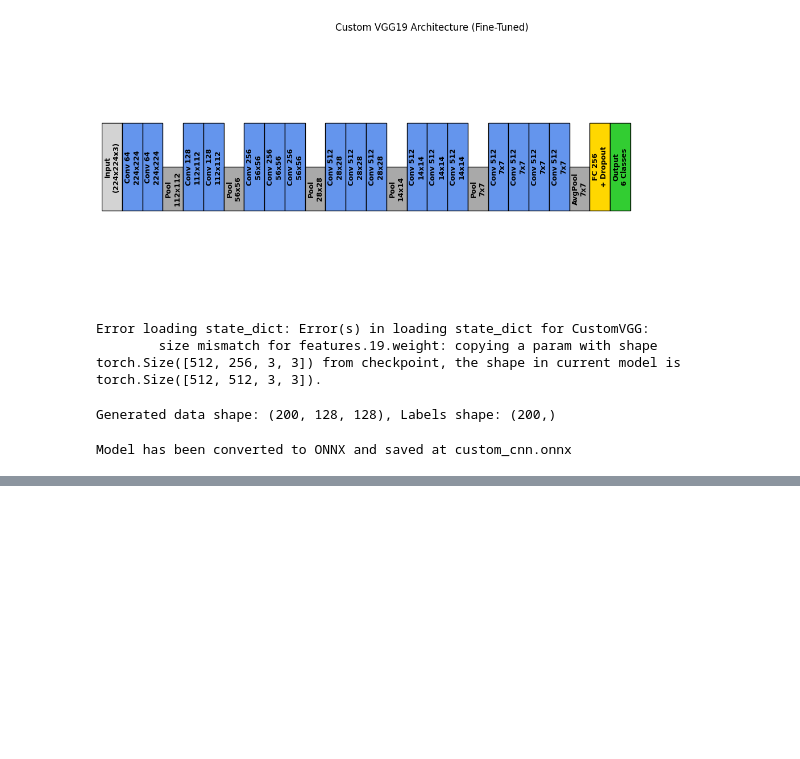
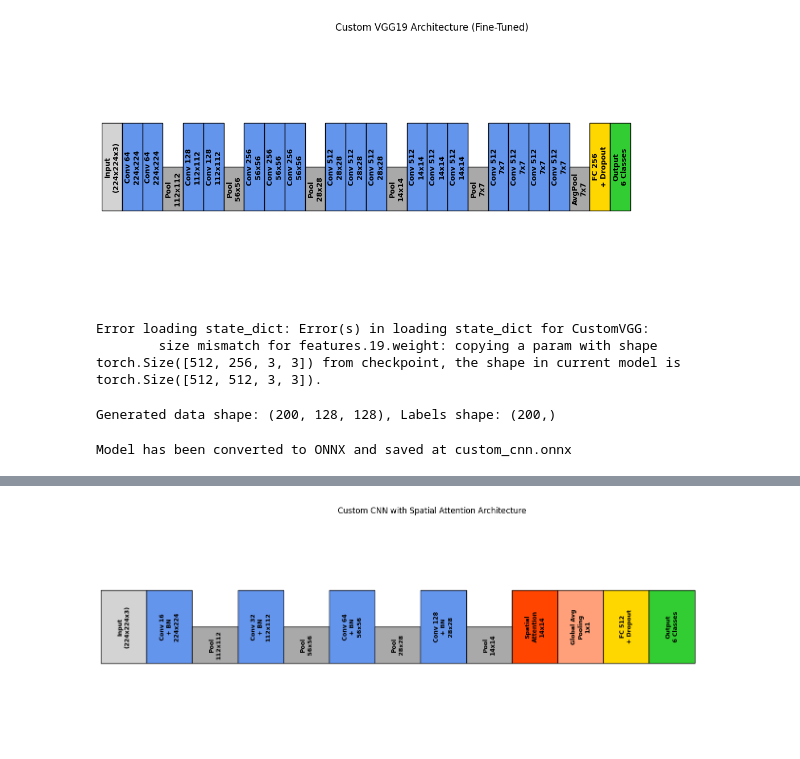
Before and after one commit to Incharajayaram/Micro-Classify, a Jupyter notebook: ml_model/notebooks/notebook[1].ipynb, the cells around one changed output, grey strips where cells are left out. Drawn from its saved outputs; the diff is of its cells as text; code cells hidden in the pictures; blank space fills up the shorter version.

```diff
--- a/ml_model/notebooks/notebook[1].ipynb
+++ b/ml_model/notebooks/notebook[1].ipynb
@@ -734,0 +1189,73 @@ Model has been converted to ONNX and saved at custom_cnn.onnx
+# %%
+import matplotlib.pyplot as plt
+import matplotlib.patches as patches
+
+# Define colors for different types of layers
+colors = {
+    'input': '#d3d3d3',  # Light gray for Input Layer
+    'conv': '#6495ed',   # Blue for Convolution + BatchNorm + ReLU
+    'pool': '#a9a9a9',   # Dark gray for Max Pooling
+    'attention': '#ff4500',  # Orange for Spatial Attention Module
+    'gap': '#ffa07a',    # Light Salmon for Global Average Pooling
+    'dense': '#ffd700',  # Gold for Fully Connected + Dropout
+    'output': '#32cd32'  # Lime for Output
+}
+
+def draw_block(ax, x, y, width, height, label, color):
+    rect = patches.Rectangle((x, y), width, height, edgecolor='black', facecolor=color)
+    ax.add_patch(rect)
+    ax.text(x + width / 2, y + height / 2, label, color='black',
+            ha='center', va='center', fontsize=9, weight="bold", rotation=90)
+
+# Create the figure and axis
+fig, ax = plt.subplots(figsize=(18, 6))
+
+# Block dimensions
+block_width = 0.4
+
+# Draw the Input Layer
+draw_block(ax, 0, 1, block_width, 1, 'Input\n(224x224x3)', colors['input'])
+
+# Convolutional and Pooling Layers
+layers = [
+    ('Conv 16\n+ BN\n224x224', block_width), ('Pool\n112x112', block_width),
+    ('Conv 32\n+ BN\n112x112', block_width), ('Pool\n56x56', block_width),
+    ('Conv 64\n+ BN\n56x56', block_width), ('Pool\n28x28', block_width),
+    ('Conv 128\n+ BN\n28x28', block_width), ('Pool\n14x14', block_width)
+]
+
+x_offset = block_width
+for layer, width in layers:
+    if 'Pool' in layer:
+        height = 0.5
+        draw_block(ax, x_offset, 1, width, height, layer, colors['pool'])
+    else:
+        height = 1
+        draw_block(ax, x_offset, 1, width, height, layer, colors['conv'])
+    x_offset += width
+
+# Attention Module
+draw_block(ax, x_offset, 1, block_width, 1, 'Spatial\nAttention\n14x14', colors['attention'])
+x_offset += block_width
+
+# Global Average Pooling
+draw_block(ax, x_offset, 1, block_width, 1, 'Global Avg\nPooling\n1x1', colors['gap'])
+x_offset += block_width
+
+# Fully Connected Layers
+draw_block(ax, x_offset, 1, block_width, 1, 'FC 512\n+ Dropout', colors['dense'])
+x_offset += block_width
+
+# Output Layer
+draw_block(ax, x_offset, 1, block_width, 1, 'Output\n6 Classes', colors['output'])
+
+# Configure plot
+ax.set_xlim(0, x_offset + 1)
+ax.set_ylim(0, 3)
+ax.axis('off')
+
+# Title
+plt.title('Custom CNN with Spatial Attention Architecture')
+plt.show()
+# %% [output]
+[figure, added]
```
Also changed, not shown: parts of 8 cells of this notebook, 4 other files.
